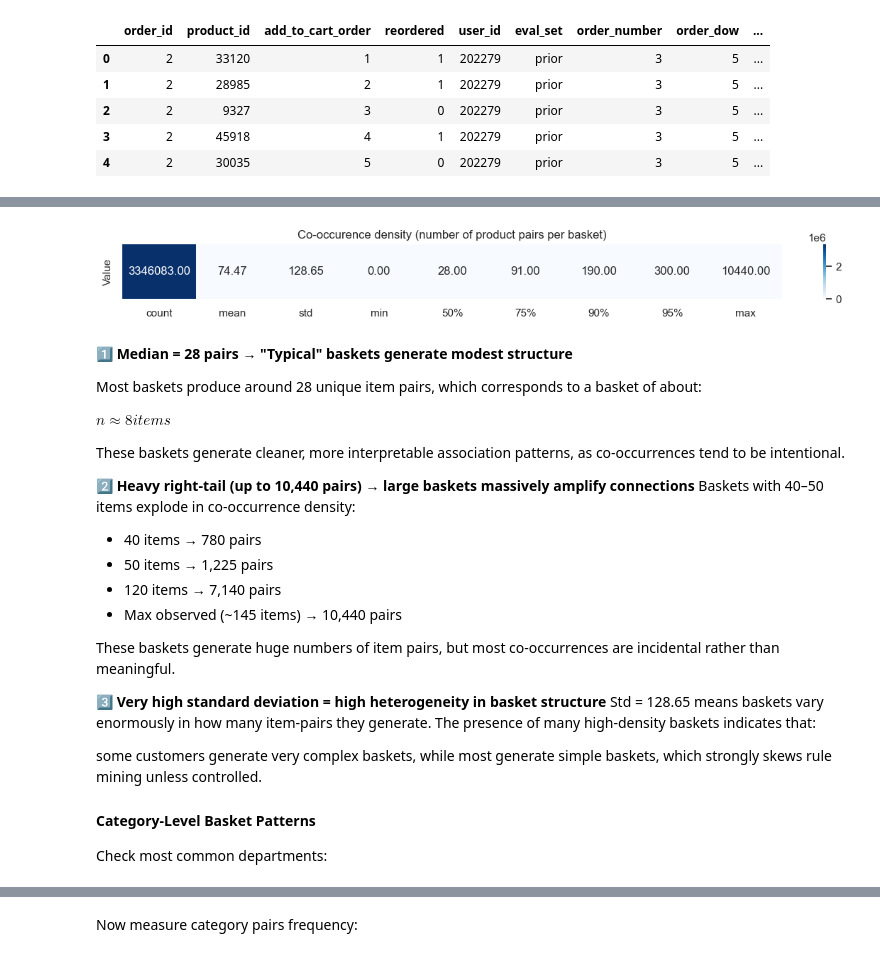
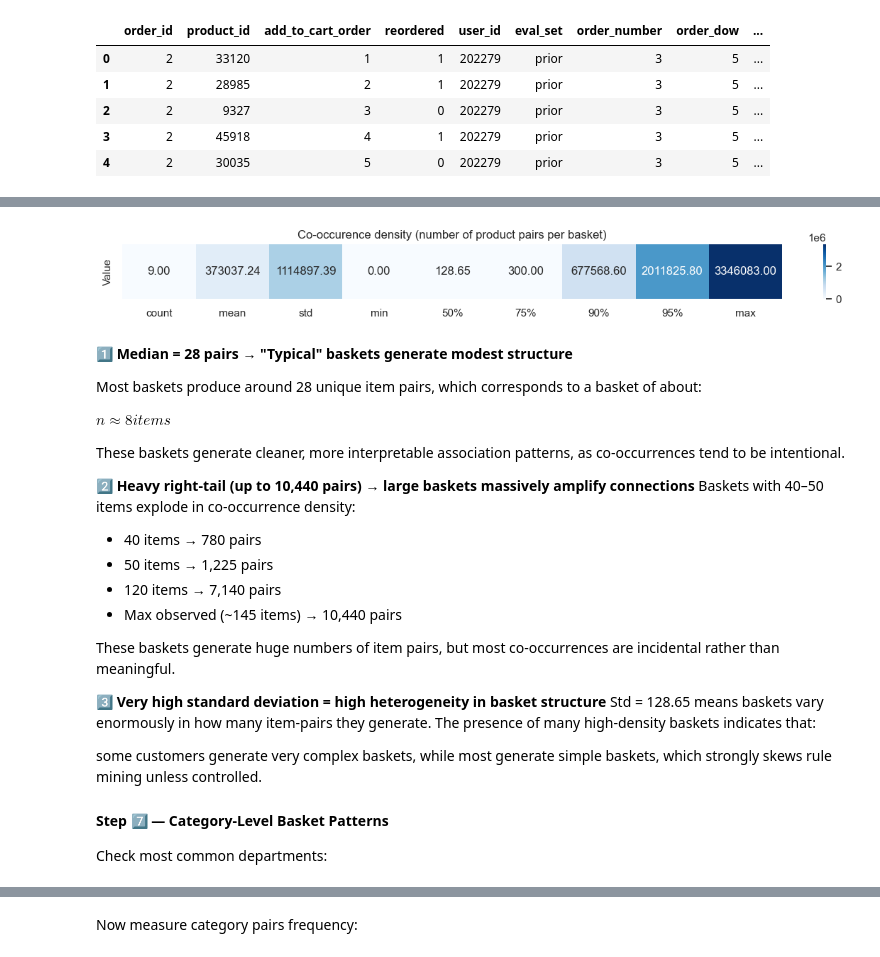
Before and after one commit to pradeepjoel/instacart-retail-project, a Jupyter notebook: notebooks/04_exploratory_data_analysis.ipynb, the cells around one changed output, grey strips where cells are left out. Drawn from its saved outputs; the diff is of its cells as text; code cells hidden in the pictures.

```diff
--- a/notebooks/04_exploratory_data_analysis.ipynb
+++ b/notebooks/04_exploratory_data_analysis.ipynb
@@ -430,17 +740,5 @@ op_enriched = op.merge(products[["product_id","department_id"]], on="product_id"
 
 dept_diversity = op_enriched.groupby("order_id")["department_id"].nunique()
 
-dept_diversity.describe(percentiles=[0.5,0.75,0.9,0.95])
-sns.set_theme()
-plt.figure(figsize=(15,1))
-sns.heatmap(dept_diversity.describe(percentiles=[0.5,0.75,0.9,0.95]).to_frame("Value").T, annot=True, fmt=".2f", cmap="Blues")
-plt.title(" Department Diversity per Basket")
-plt.show()
-
-plt.figure()
-plt.hist(dept_diversity, bins=30)
-plt.title("Number of Departments per Basket")
-plt.xlabel("Distinct Departments")
-plt.ylabel("Frequency")
-plt.show()
+plot_heatmap(dept_diversity.describe(percentiles=[0.5,0.75,0.9,0.95]),title="Department Diversity per Order")
 # %% [output]
@@ -472,7 +773,7 @@ A value close to 1.0 → the basket is almost entirely from one department
 A value close to 0.1–0.3 → the basket is highly diverse with many departments
 # %%
 dept_counts = op_enriched.groupby(["order_id","department_id"]).size().reset_index(name="count")
-# print(dept_counts.head())
+
 # Find dominant department per basket
 dominant = dept_counts.loc[
     dept_counts.groupby("order_id")["count"].idxmax()
@@ -480,9 +781,4 @@ dominant = dept_counts.loc[
 
 dominant_share = dominant["count"] / basket_size.loc[dominant["order_id"]].values
 
-# dominant_share.describe(percentiles=[0.5,0.75,0.9])
-sns.set_theme()
-plt.figure(figsize=(15,1))
-sns.heatmap(dominant_share.describe(percentiles=[0.5,0.75,0.9]).to_frame("Value").T, annot=True, fmt=".2f", cmap="Blues")
-plt.title(" Dominant Department Share per Basket")
-plt.show()
+plot_heatmap(dominant_share.describe(percentiles=[0.5,0.75,0.9]),title="Dominant Department Share in Basket")
@@ -538,12 +824,0 @@ The baskets does not contain repeated products within the basket, this is very i
-# %%
-user_basket = op.groupby("order_id")["product_id"].count().reset_index()
-user_basket = user_basket.merge(orders[["order_id","user_id"]], on="order_id")
-
-avg_basket_user = user_basket.groupby("user_id")["product_id"].mean()
-
-#print(avg_basket_user.describe(percentiles=[0.5,0.75,0.9,0.95]).to_frame("Value"))
-sns.set_theme()
-plt.figure(figsize=(15,1))
-sns.heatmap(avg_basket_user.describe(percentiles=[0.5,0.75,0.9,0.95]).to_frame("Value").T, annot=True, fmt=".2f", cmap="Blues")
-plt.title(" Average Basket Size per User")
-plt.show()
@@ -638,13 +825,10 @@ If basket has n items → n(n−1)/2 pairs
 # %%
 pair_counts = basket_size * (basket_size - 1) / 2
 
-pair_counts.describe(percentiles=[0.5,0.75,0.9,0.95])
-plt.figure(figsize=(15,1))
-sns.heatmap(pair_counts.describe(percentiles=[0.5,0.75,0.9,0.95]).to_frame("Value").T, annot=True, fmt=".2f", cmap="Blues")
-plt.title("Co-occurence density (number of product pairs per basket)")
-plt.show()
+
+plot_heatmap(pair_counts.describe(percentiles=[0.5,0.75,0.9,0.95]),title="Co-occurence density (number of product pairs per basket)")
 # %% [output]
-[figure, old version]
+[figure, new version]
 # %% [markdown]
 __1️⃣ Median = 28 pairs → "Typical" baskets generate modest structure__
 
@@ -672,7 +856,7 @@ some customers generate very complex baskets,
 while most generate simple baskets,
 which strongly skews rule mining unless controlled.
 
-#### Category-Level Basket Patterns
+#### Step 7️⃣ — Category-Level Basket Patterns
 
 Check most common departments:
 # %%
```
Also changed, not shown: parts of 147 cells of this notebook, 1 other file.
